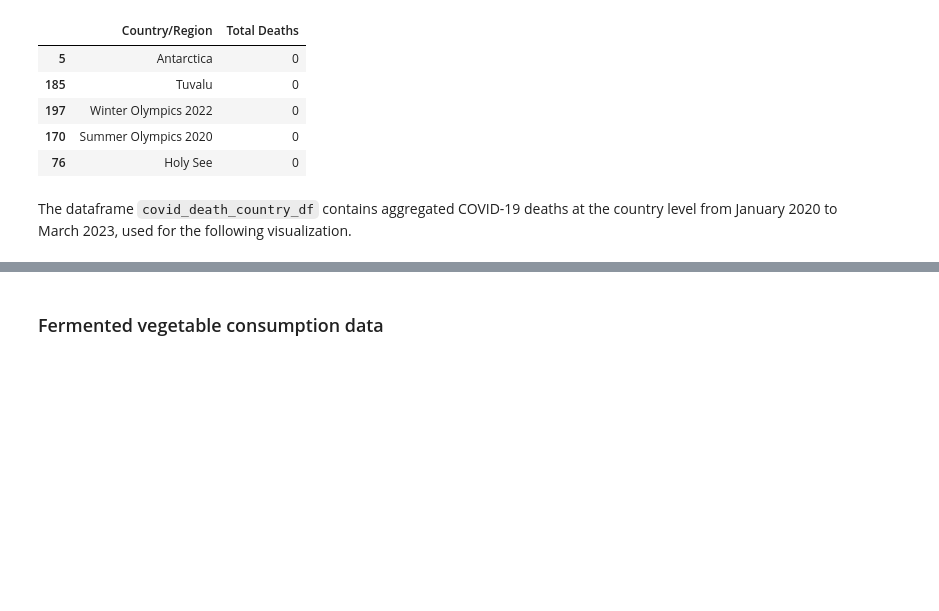
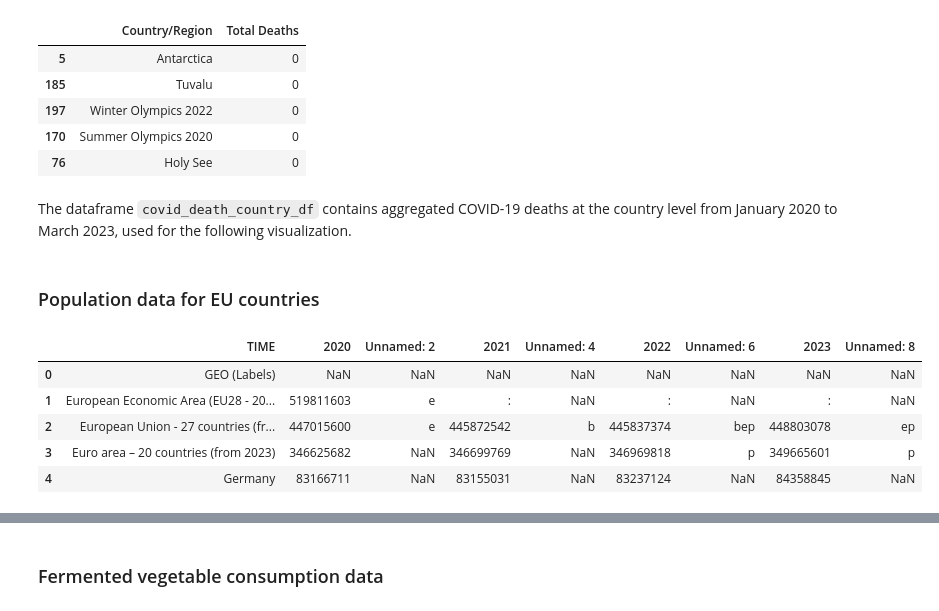
Before and after one commit to davidzhao1015/epi-interactive-map, a Jupyter notebook: interactive-map-covid-fermented-food.ipynb, the cells around one changed output, grey strips where cells are left out. Saved outputs shown, nothing was run; the diff lists cells and outputs as text; code cells hidden in the pictures; blank space fills up the shorter version.

Commit message:
prep pop data and estimate yearly death rates

```diff
--- a/interactive-map-covid-fermented-food.ipynb
+++ b/interactive-map-covid-fermented-food.ipynb
@@ -111,2 +160,15 @@ covid_death_country_df.rename(columns={'Country/Region': 'Region'}, inplace=True
 # %% [markdown]
 The dataframe `covid_death_country_df` contains aggregated COVID-19 deaths at the country level from January 2020 to March 2023, used for the following visualization.
+# %% [markdown]
+### Population data for EU countries
+# %%
+pop_df = pd.read_excel('demo_gind__custom_7680622_page_spreadsheet.xlsx', sheet_name='Sheet 1', skiprows=7)
+# %%
+pop_df.head()
+# %% [output]
+|  | TIME | 2020 | Unnamed: 2 | 2021 | Unnamed: 4 | 2022 | Unnamed: 6 | 2023 | Unnamed: 8 |
+| 0 | GEO (Labels) | NaN | NaN | NaN | NaN | NaN | NaN | NaN | NaN |
+| 1 | European Economic Area (EU28 - 20... | 519811603 | e | : | NaN | : | NaN | : | NaN |
+| 2 | European Union - 27 countries (fr... | 447015600 | e | 445872542 | b | 445837374 | bep | 448803078 | ep |
+| 3 | Euro area – 20 countries (from 2023) | 346625682 | NaN | 346699769 | NaN | 346969818 | p | 349665601 | p |
+| 4 | Germany | 83166711 | NaN | 83155031 | NaN | 83237124 | NaN | 84358845 | NaN |
```
Also changed, not shown: parts of 29 cells of this notebook, 1 other file.
